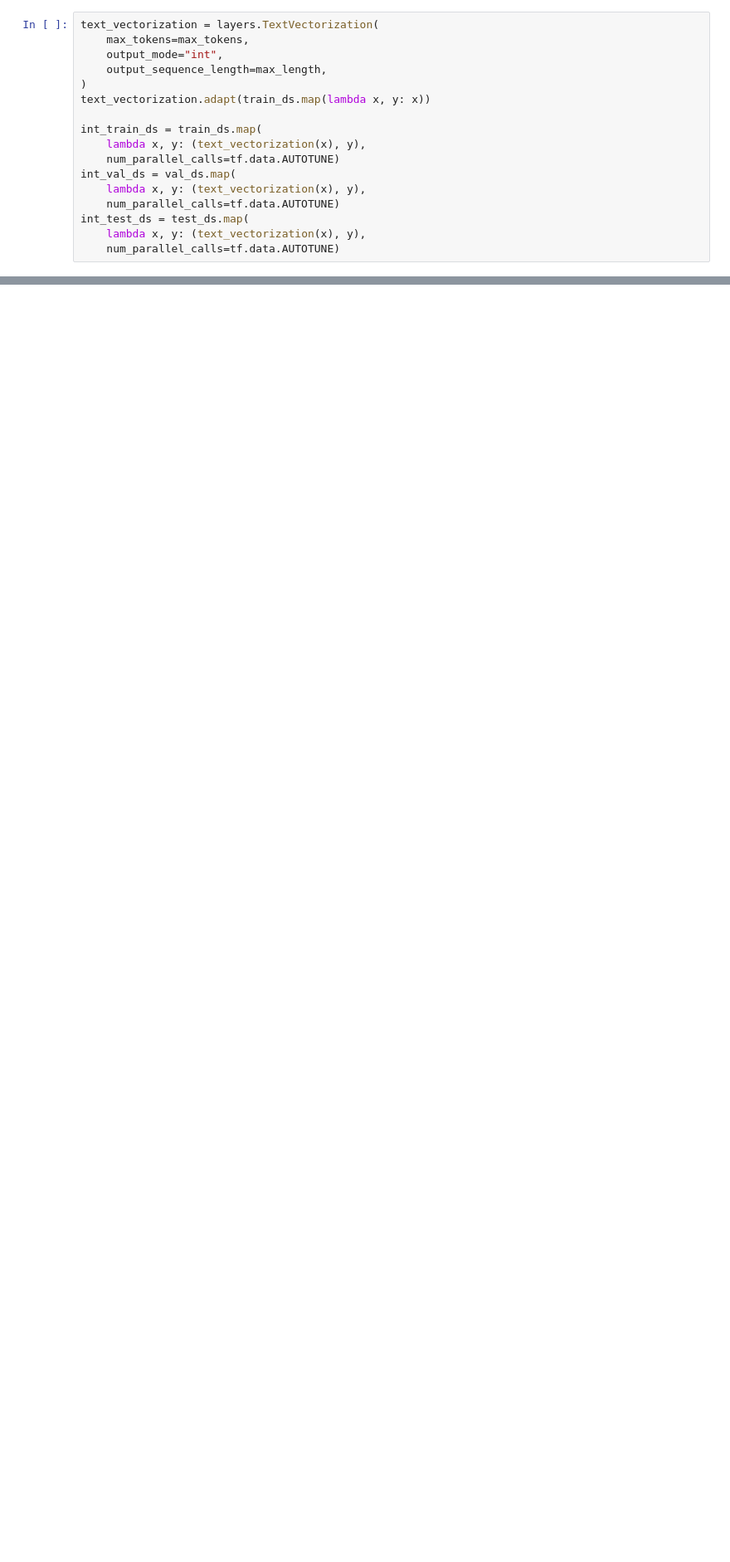
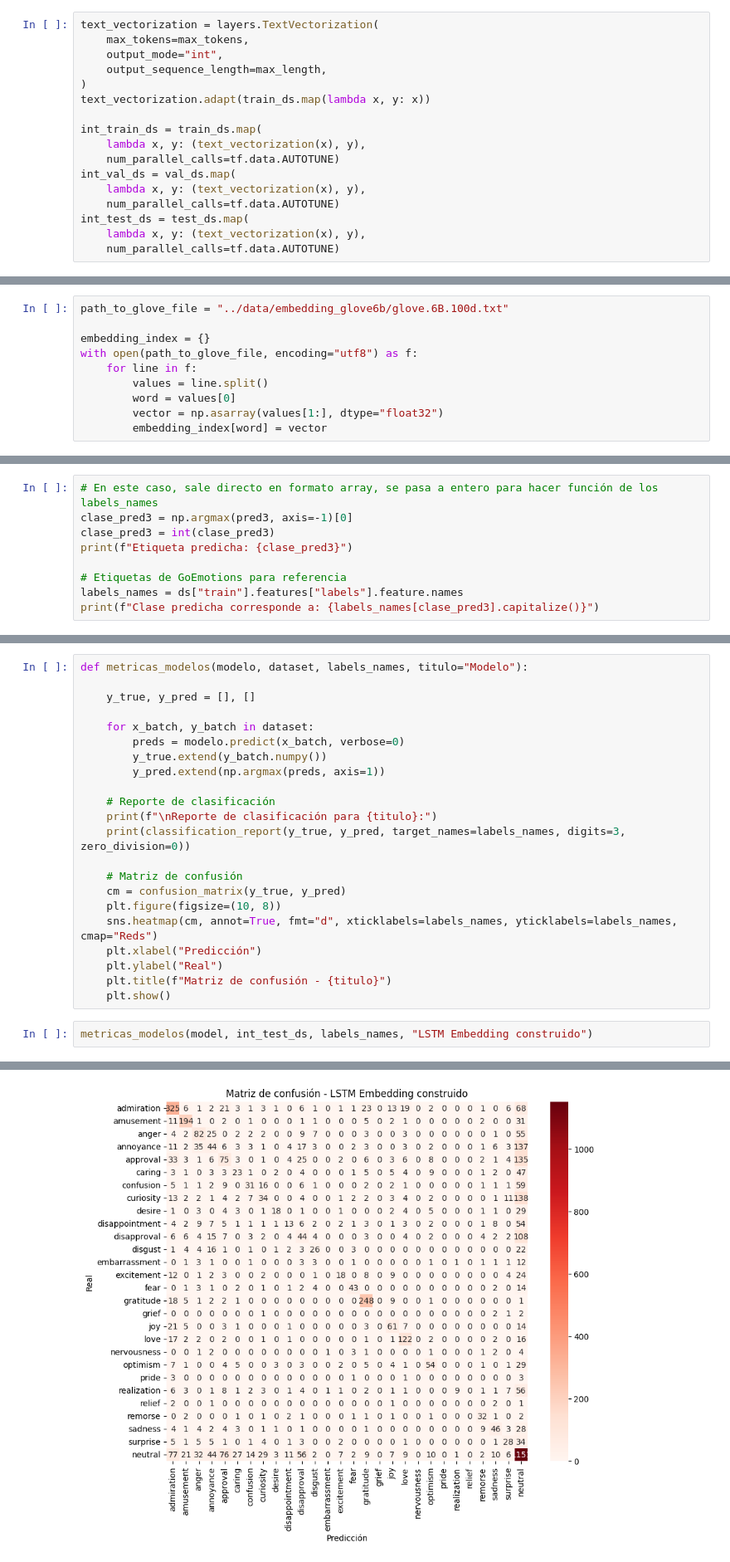
Before and after one commit to DonLuisM/PLN_1, a Jupyter notebook: notebooks/GoEmotions_PT1.ipynb, the cells around one changed output, grey strips where cells are left out. Shown: that part at 83% size. Cells and saved outputs as stored; diff of their text form; blank space fills up the shorter version.

Commit message:
feat(Update): Colab model RNN/TF P.1

```diff
--- a/notebooks/GoEmotions_PT1.ipynb
+++ b/notebooks/GoEmotions_PT1.ipynb
@@ -352,0 +340,10 @@ Admiration   → 0.083
+# %%
+path_to_glove_file = "../data/embedding_glove6b/glove.6B.100d.txt"
+
+embedding_index = {}
+with open(path_to_glove_file, encoding="utf8") as f:
+    for line in f:
+        values = line.split()
+        word = values[0]
+        vector = np.asarray(values[1:], dtype="float32")
+        embedding_index[word] = vector
@@ -352,0 +544,9 @@ Admiration   → 0.083
+# %%
+# En este caso, sale directo en formato array, se pasa a entero para hacer función de los labels_names
+clase_pred3 = np.argmax(pred3, axis=-1)[0]
+clase_pred3 = int(clase_pred3)
+print(f"Etiqueta predicha: {clase_pred3}")
+
+# Etiquetas de GoEmotions para referencia
+labels_names = ds["train"].features["labels"].feature.names
+print(f"Clase predicha corresponde a: {labels_names[clase_pred3].capitalize()}")
@@ -352,0 +618,25 @@ Admiration   → 0.083
+# %%
+def metricas_modelos(modelo, dataset, labels_names, titulo="Modelo"):
+
+    y_true, y_pred = [], []
+
+    for x_batch, y_batch in dataset:
+        preds = modelo.predict(x_batch, verbose=0)
+        y_true.extend(y_batch.numpy())
+        y_pred.extend(np.argmax(preds, axis=1))
+
+    # Reporte de clasificación
+    print(f"\nReporte de clasificación para {titulo}:")
+    print(classification_report(y_true, y_pred, target_names=labels_names, digits=3, zero_division=0))
+
+    # Matriz de confusión
+    cm = confusion_matrix(y_true, y_pred)
+    plt.figure(figsize=(10, 8))
+    sns.heatmap(cm, annot=True, fmt="d", xticklabels=labels_names, yticklabels=labels_names, cmap="Reds")
+    plt.xlabel("Predicción")
+    plt.ylabel("Real")
+    plt.title(f"Matriz de confusión - {titulo}")
+    plt.show()
+# %%
+metricas_modelos(model, int_test_ds, labels_names, "LSTM Embedding construido")
+# %% [output]
@@ -352,0 +660 @@ Admiration   → 0.083
+[figure, added]
```
Also changed, not shown: parts of 39 cells of this notebook.
